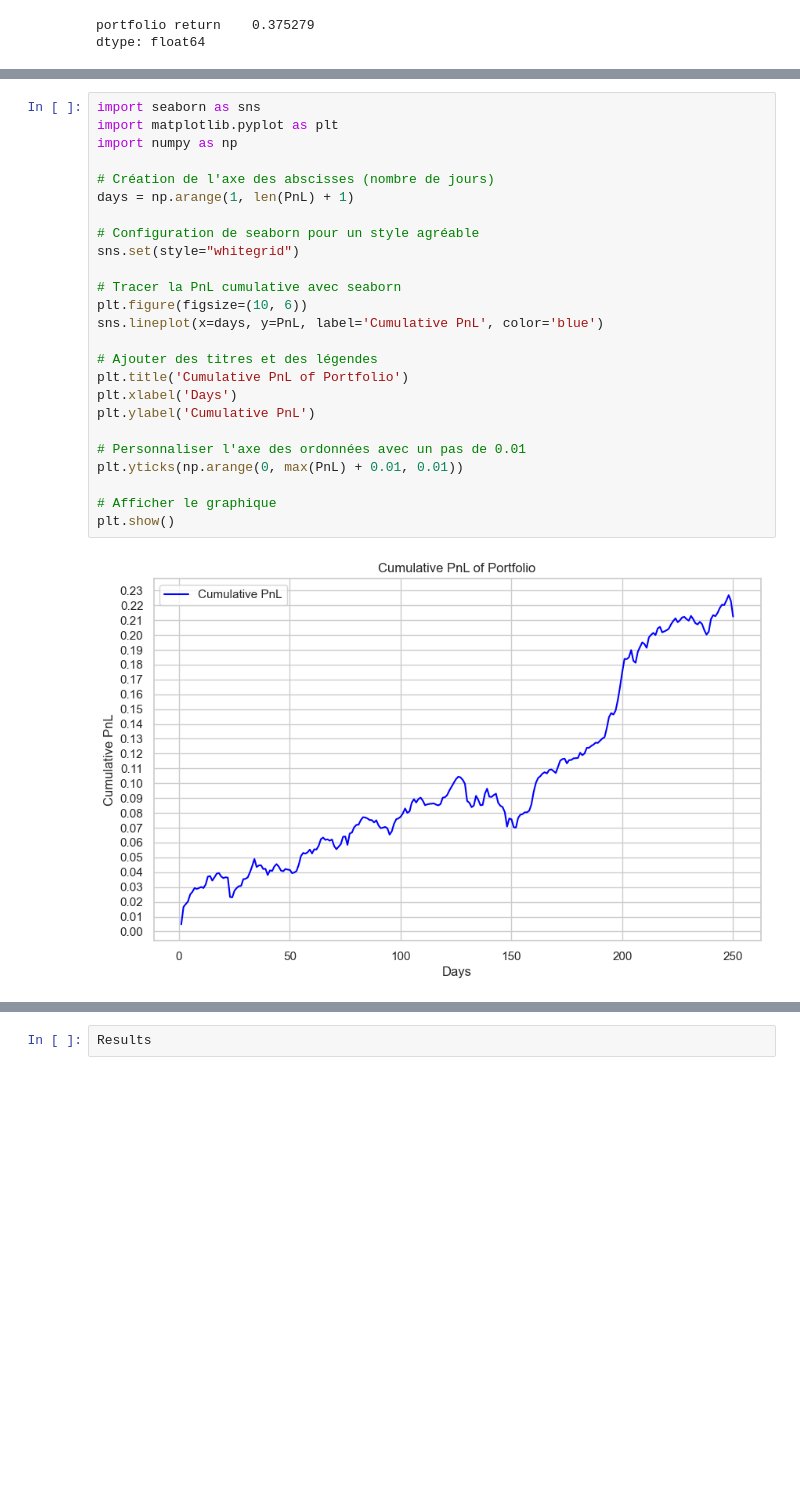
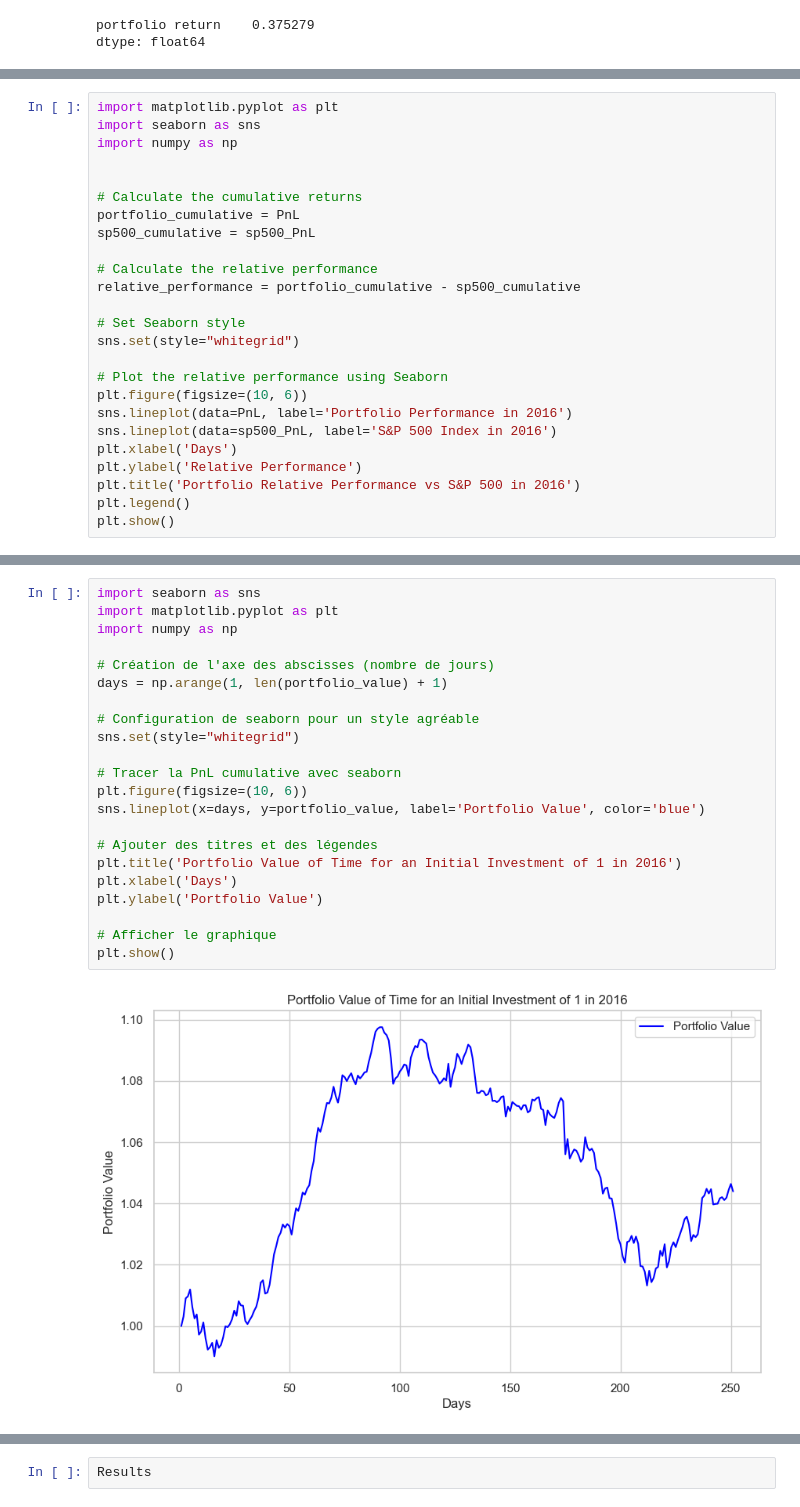
Before and after one commit to MohamedKeteb/Portfolio_clustering_project, a Jupyter notebook: Code/overall_perf.ipynb, the cells around one changed output, grey strips where cells are left out. Cells and saved outputs as stored; diff of their text form; blank space fills up the shorter version.

```diff
--- a/Code/overall_perf.ipynb
+++ b/Code/overall_perf.ipynb
@@ -65,0 +164,25 @@ dtype: float64
+# %%
+import matplotlib.pyplot as plt
+import seaborn as sns
+import numpy as np
+
+
+# Calculate the cumulative returns
+portfolio_cumulative = PnL
+sp500_cumulative = sp500_PnL
+
+# Calculate the relative performance
+relative_performance = portfolio_cumulative - sp500_cumulative
+
+# Set Seaborn style
+sns.set(style="whitegrid")
+
+# Plot the relative performance using Seaborn
+plt.figure(figsize=(10, 6))
+sns.lineplot(data=PnL, label='Portfolio Performance in 2016')
+sns.lineplot(data=sp500_PnL, label='S&P 500 Index in 2016')
+plt.xlabel('Days')
+plt.ylabel('Relative Performance')
+plt.title('Portfolio Relative Performance vs S&P 500 in 2016')
+plt.legend()
+plt.show()
@@ -66,30 +191,27 @@ dtype: float64
 # %%
 import seaborn as sns
 import matplotlib.pyplot as plt
 import numpy as np
 
 # Création de l'axe des abscisses (nombre de jours)
-days = np.arange(1, len(PnL) + 1)
+days = np.arange(1, len(portfolio_value) + 1)
 
 # Configuration de seaborn pour un style agréable
 sns.set(style="whitegrid")
 
 # Tracer la PnL cumulative avec seaborn
 plt.figure(figsize=(10, 6))
-sns.lineplot(x=days, y=PnL, label='Cumulative PnL', color='blue')
+sns.lineplot(x=days, y=portfolio_value, label='Portfolio Value', color='blue')
 
 # Ajouter des titres et des légendes
-plt.title('Cumulative PnL of Portfolio')
+plt.title('Portfolio Value of Time for an Initial Investment of 1 in 2016')
 plt.xlabel('Days')
-plt.ylabel('Cumulative PnL')
-
-# Personnaliser l'axe des ordonnées avec un pas de 0.01
-plt.yticks(np.arange(0, max(PnL) + 0.01, 0.01))
+plt.ylabel('Portfolio Value')
 
 # Afficher le graphique
 plt.show()
 # %% [output]
-[figure, old version]
+[figure, new version]
 # %%
 import seaborn as sns
 import matplotlib.pyplot as plt
```
Also changed, not shown: parts of 11 cells of this notebook, 6 other files.
